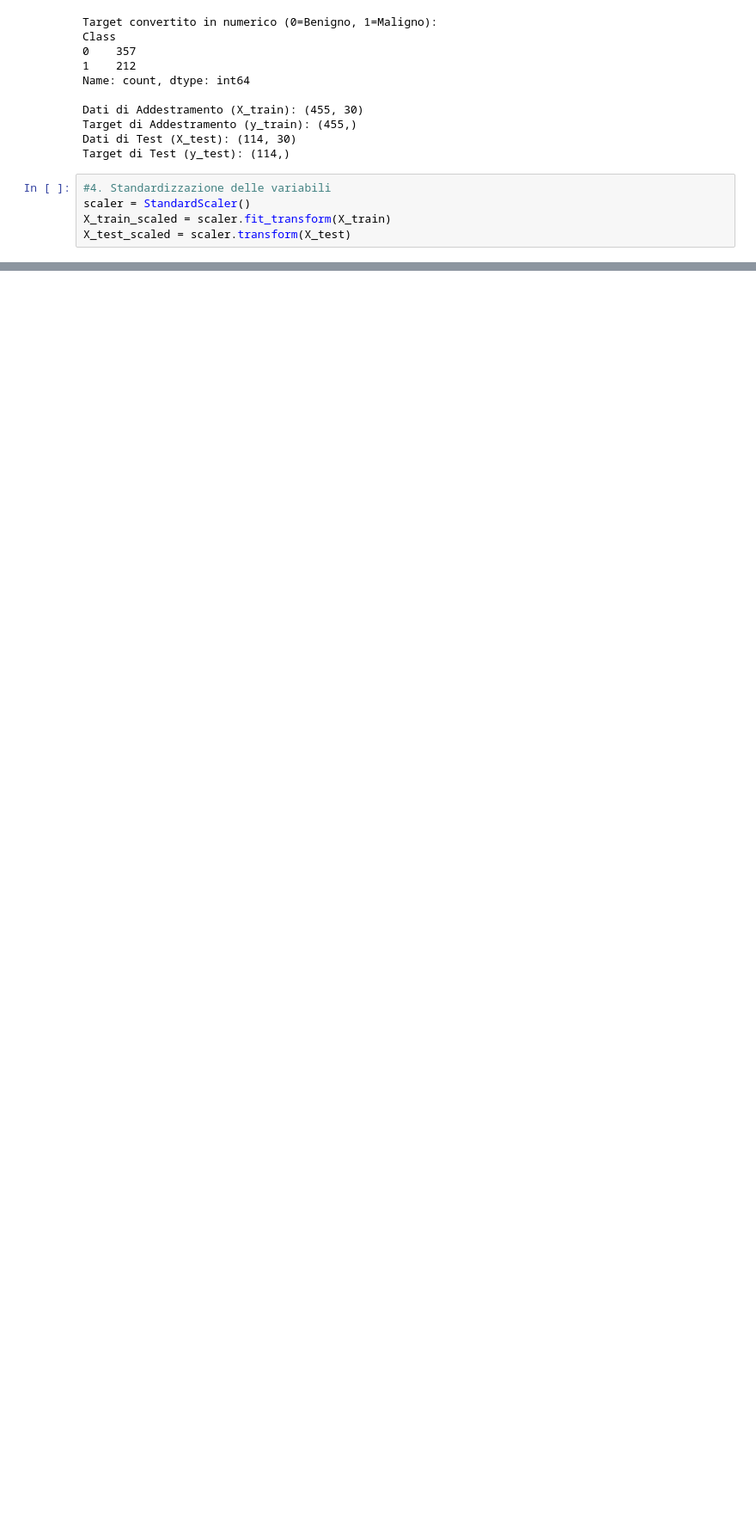
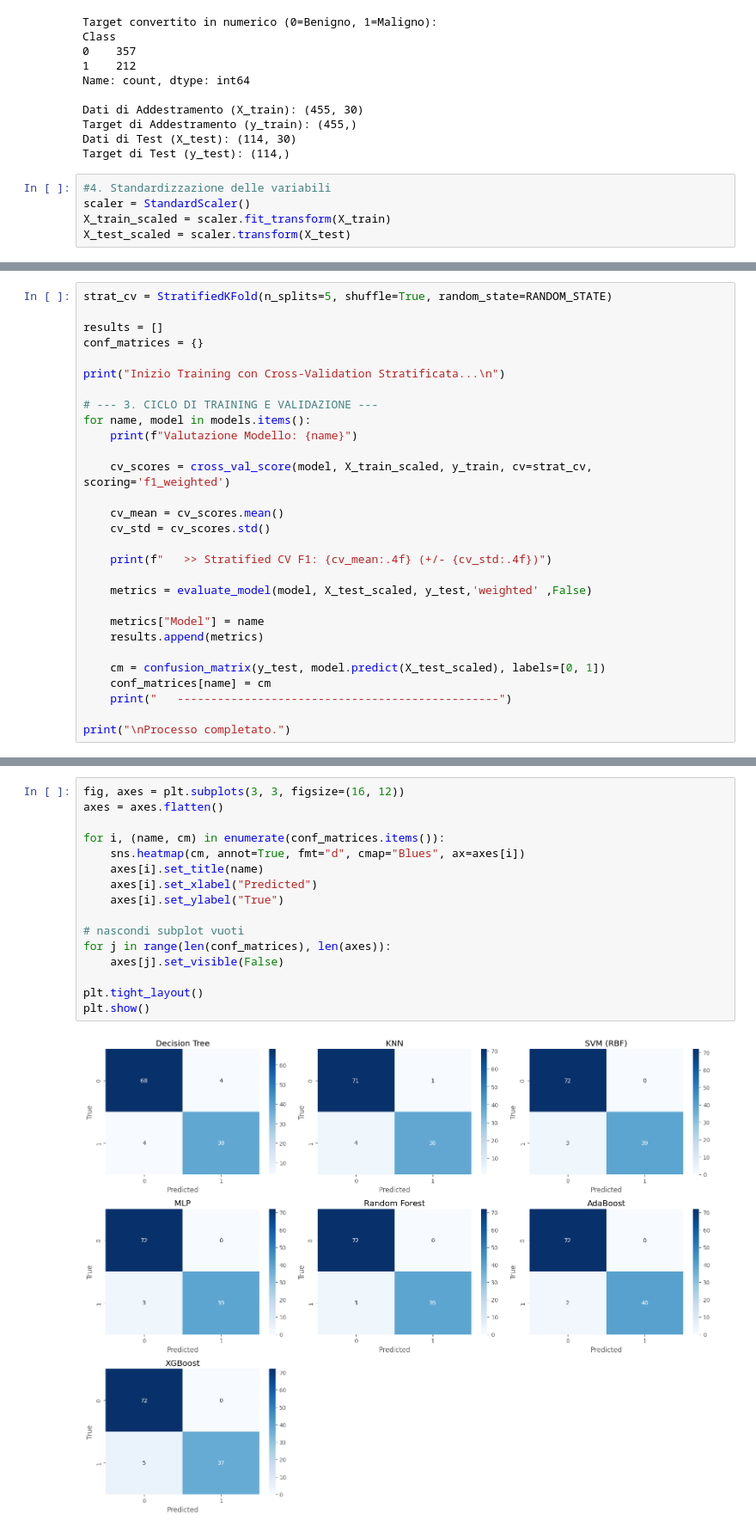
Before and after one commit to Pandanna/Data-Mining-Project, a Jupyter notebook: Cancer_dataset.ipynb, the cells around one changed output, grey strips where cells are left out. Shown at 86% size. Cells and saved outputs as stored; diff of their text form; blank space fills up the shorter version.

```diff
--- a/Cancer_dataset.ipynb
+++ b/Cancer_dataset.ipynb
@@ -462,0 +443,29 @@ plt.show()
+# %%
+strat_cv = StratifiedKFold(n_splits=5, shuffle=True, random_state=RANDOM_STATE)
+
+results = []
+conf_matrices = {}
+
+print("Inizio Training con Cross-Validation Stratificata...\n")
+
+# --- 3. CICLO DI TRAINING E VALIDAZIONE ---
+for name, model in models.items():
+    print(f"Valutazione Modello: {name}")
+
+    cv_scores = cross_val_score(model, X_train_scaled, y_train, cv=strat_cv, scoring='f1_weighted')
+
+    cv_mean = cv_scores.mean()
+    cv_std = cv_scores.std()
+
+    print(f"   >> Stratified CV F1: {cv_mean:.4f} (+/- {cv_std:.4f})")
+
+    metrics = evaluate_model(model, X_test_scaled, y_test,'weighted' ,False)
+
+    metrics["Model"] = name
+    results.append(metrics)
+
+    cm = confusion_matrix(y_test, model.predict(X_test_scaled), labels=[0, 1])
+    conf_matrices[name] = cm
+    print("   ------------------------------------------------")
+
+print("\nProcesso completato.")
@@ -462,0 +515,18 @@ plt.show()
+# %%
+fig, axes = plt.subplots(3, 3, figsize=(16, 12))
+axes = axes.flatten()
+
+for i, (name, cm) in enumerate(conf_matrices.items()):
+    sns.heatmap(cm, annot=True, fmt="d", cmap="Blues", ax=axes[i])
+    axes[i].set_title(name)
+    axes[i].set_xlabel("Predicted")
+    axes[i].set_ylabel("True")
+
+# nascondi subplot vuoti
+for j in range(len(conf_matrices), len(axes)):
+    axes[j].set_visible(False)
+
+plt.tight_layout()
+plt.show()
+# %% [output]
+[figure, added]
```
Also changed, not shown: parts of 9 cells of this notebook.
